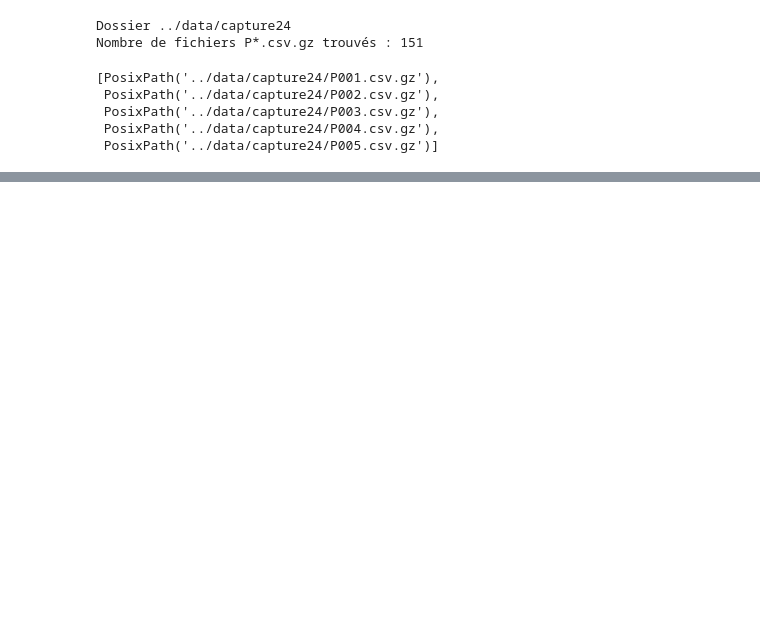
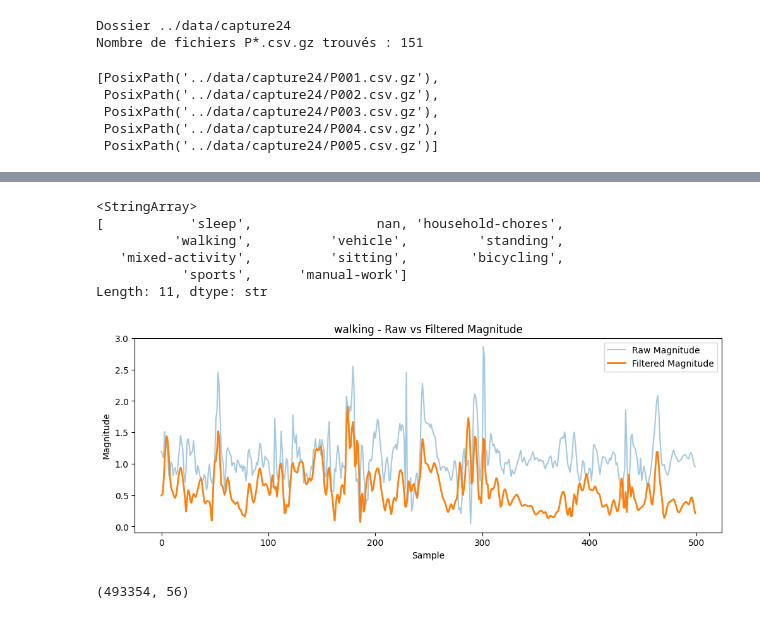
Before and after one commit to Ba-Hi/HAR, a Jupyter notebook: ML_models/main_capture24.ipynb, the cells around one changed output, grey strips where cells are left out. Drawn from its saved outputs; the diff is of its cells as text; code cells hidden in the pictures; blank space fills up the shorter version.

```diff
--- a/ML_models/main_capture24.ipynb
+++ b/ML_models/main_capture24.ipynb
@@ -73,0 +83,9 @@ df.info()
+# %%
+df = df.merge(
+    dict_df[["annotation", "label:Walmsley2020", "label:WillettsSpecific2018"]],
+    on="annotation",
+    how="left"
+)
+# %%
+df = df.drop(columns=['annotation'])
+df.head()
@@ -73,0 +99,4 @@ df.info()
+# %%
+import numpy as np
+
+df['magnitude'] = np.sqrt(df['x']**2 + df['y']**2 + df['z']**2)
@@ -73,0 +129,39 @@ df.info()
+# %%
+df['magnitude_filtered'] = np.sqrt(df['x_filtered']**2 + df['y_filtered']**2 + df['z_filtered']**2)
+# %%
+df['label:WillettsSpecific2018'].unique()
+# %% [output]
+<StringArray>
+[           'sleep',                nan, 'household-chores',
+          'walking',          'vehicle',         'standing',
+   'mixed-activity',          'sitting',        'bicycling',
+           'sports',      'manual-work']
+Length: 11, dtype: str
+# %%
+import matplotlib.pyplot as plt
+
+activity = "walking"
+
+df_sample = df[df["label:WillettsSpecific2018"] == activity].sort_values("time").head(500)
+
+plt.figure(figsize=(12, 4))
+
+plt.plot(
+    df_sample["magnitude"].values,
+    label="Raw Magnitude",
+    alpha=0.4
+)
+
+plt.plot(
+    df_sample["magnitude_filtered"].values,
+    label="Filtered Magnitude",
+    linewidth=2
+)
+
+plt.title(f"{activity} - Raw vs Filtered Magnitude")
+plt.xlabel("Sample")
+plt.ylabel("Magnitude")
+plt.legend()
+plt.show()
+# %% [output]
+[figure, added]
@@ -73,0 +213,15 @@ df.info()
+# %%
+def extract_features(window):
+    feats = []
+    for i in range(window.shape[1]):
+        col = window[:, i]
+        feats.extend([
+            col.mean(), col.std(), col.min(), col.max(),
+            np.median(col), np.percentile(col, 25), np.percentile(col, 75)
+        ])
+    return feats
+
+X_feat = np.array([extract_features(w) for w in X])
+print(X_feat.shape)
+# %% [output]
+(493354, 56)
```
Also changed, not shown: parts of 16 cells of this notebook, 3 other files.
